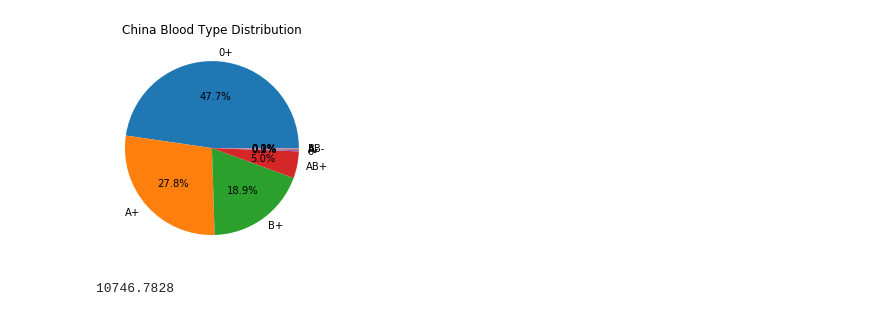
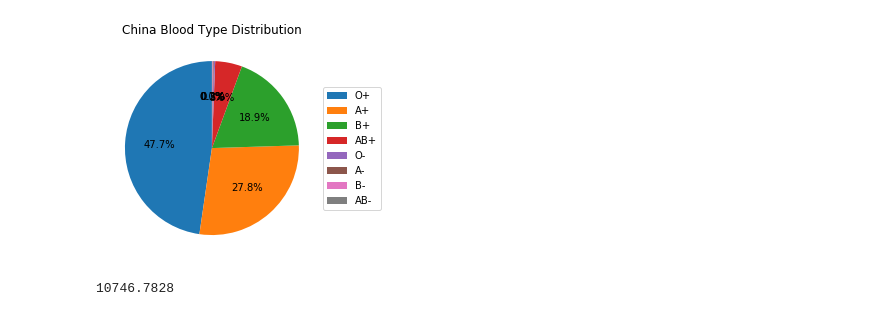
Before and after one commit to TomasiewiczW/Covid-19-Analysis, a Jupyter notebook: load_database.ipynb, the cells around one changed output. Saved outputs shown, nothing was run; the diff lists cells and outputs as text; code cells hidden in the pictures.

```diff
--- a/load_database.ipynb
+++ b/load_database.ipynb
@@ -25,25 +25,26 @@ smoking_rate = pd.read_csv(supp + "/smoking_rate.csv", index_col=None, header=0)
 class Country:
     def __init__(self, n = ''):
         self.name = n
-        self.population = gdp[gdp.loc[:, 'country'] == n]['pop'].sum()
-        self.latitude = Confirmed[Confirmed.loc[:, 'Country/Region'] == n]['Long'].sum()
-        self.longitude = Confirmed[Confirmed.loc[:, 'Country/Region'] == n]['Lat'].sum()
-        self.confirmed = Confirmed[Confirmed.loc[:, 'Country/Region'] == n].drop(['Province/State', 'Country/Region', 'Lat', 'Long'], axis = 1).sum()
-        self.deaths = Deaths[Deaths.loc[:, 'Country/Region'] == n].drop(['Province/State', 'Country/Region', 'Lat', 'Long'], axis = 1).sum()
-        self.recovered = Recovered[Recovered.loc[:, 'Country/Region'] == n].drop(['Province/State', 'Country/Region', 'Lat', 'Long'], axis = 1).sum()
+        self.population = gdp.loc[n]['pop'].sum()
+        self.latitude = Confirmed.loc[n]['Long'].sum()
+        self.longitude = Confirmed.loc[n]['Lat'].sum()
+        self.confirmed = Confirmed.loc[n].drop(['Province/State', 'Lat', 'Long'], axis = 1).sum()
+        self.confirmed.index = pd.to_datetime(self.confirmed.index)
+        self.deaths = Deaths.loc[n].drop(['Province/State', 'Lat', 'Long'], axis = 1).sum()
+        self.deaths.index = pd.to_datetime(self.deaths.index)
+        self.recovered = Recovered.loc[n].drop(['Province/State', 'Lat', 'Long'], axis = 1).sum()
+        self.recovered.index = pd.to_datetime(self.recovered.index)
         self.actual = self.confirmed - (self.deaths + self.recovered)
+        self.actual.index = pd.to_datetime(self.actual.index)
         self.newCases = self.confirmed.copy()
-
-        self.healthcare_rank = healthcare_rank[healthcare_rank.loc[:, 'area_name'] == n]['score_2019'].sum()/100
-        self.gdp_per_capita = gdp[gdp.loc[:, 'country'] == n]['gdpPerCapita'].sum()
-        self.bloodtype_percentages = bloodtypes[bloodtypes.loc[:, 'Country'] == n].drop(['Country', 'Population'], axis = 1).to_numpy()[0]
-        for i in range(8):
-            self.bloodtype_percentages[i] = self.bloodtype_percentages[i].strip('%')
-            self.bloodtype_percentages[i] = float(self.bloodtype_percentages[i])/100
-        self.smoking_rate = smoking_rate[smoking_rate.loc[:, 'name'] == n]['totalSmokingRate']/100
-
         for i in range(1, len(self.newCases)):
             self.newCases[i] = self.newCases[i] - self.newCases[i-1]
+        self.newCases.index = pd.to_datetime(self.newCases.index)
+
+        self.healthcare_rank = healthcare_rank.loc[n]['score_2019'].sum()/100
+        self.gdp_per_capita = gdp.loc[n]['gdpPerCapita'].sum()
+        self.bloodtype_percentages = pd.to_numeric(bloodtypes.loc[n]['O+':'AB-'].str.strip('%'))/100
+        self.smoking_rate = smoking_rate.loc[n]['totalSmokingRate']/100
         return
 
     name = ''
@@ -57,7 +58,7 @@ class Country:
     newCases = []
     healthcare_rank = 0         # normalized to range [0:1] (normally score from 0 to 100 where 100 is best)
     gdp_per_capita = 0          # in USD
-    bloodtype_percentages = []  # in range [0:1] (percents)
+    bloodtype_percentages = pd.Series([])  # in range [0:1] (percents)
     smoking_rate = 0            # in range [0:1] (percents)
 
     pass
@@ -88,8 +89,8 @@ class Logistic_curve:           # logistic function of confirmad cases
     x0 = ''                     # x-value of the sigmoid's midpoint (inflation point)
     k = ''                      # logistic growth rate of steepness of the curve
     b = ''                      # curve's minimum value
-    x = []                      # days in numbers from 1/22
-    y = []                      # confirmed cases from 1/22
+    x = []                      # days in numbers since 1/22
+    y = []                      # confirmed cases since 1/22
     y_logistic_curve = []       # logistic curve's values
 
     pass
@@ -125,12 +151,12 @@ print(a.L)
 # %%
 #bloodtype distribution
 
-labels = ['0+', 'A+', 'B+', 'AB+', '0-', 'A-', 'B-', 'AB-']
 plt.title(analyzedCountry.name + " Blood Type Distribution")
-plt.pie(analyzedCountry.bloodtype_percentages, labels=labels, autopct='%1.1f%%')
+plt.pie(analyzedCountry.bloodtype_percentages,  startangle=90, autopct='%1.1f%%')
+plt.legend(analyzedCountry.bloodtype_percentages.index, loc='right',bbox_to_anchor=(1.3,0.5))
 plt.show()
 # %% [output]
-[figure, old version]
+[figure, new version]
 # %%
 print(analyzedCountry.gdp_per_capita)
 # %% [output]
```
Also changed, not shown: parts of 7 cells of this notebook.
